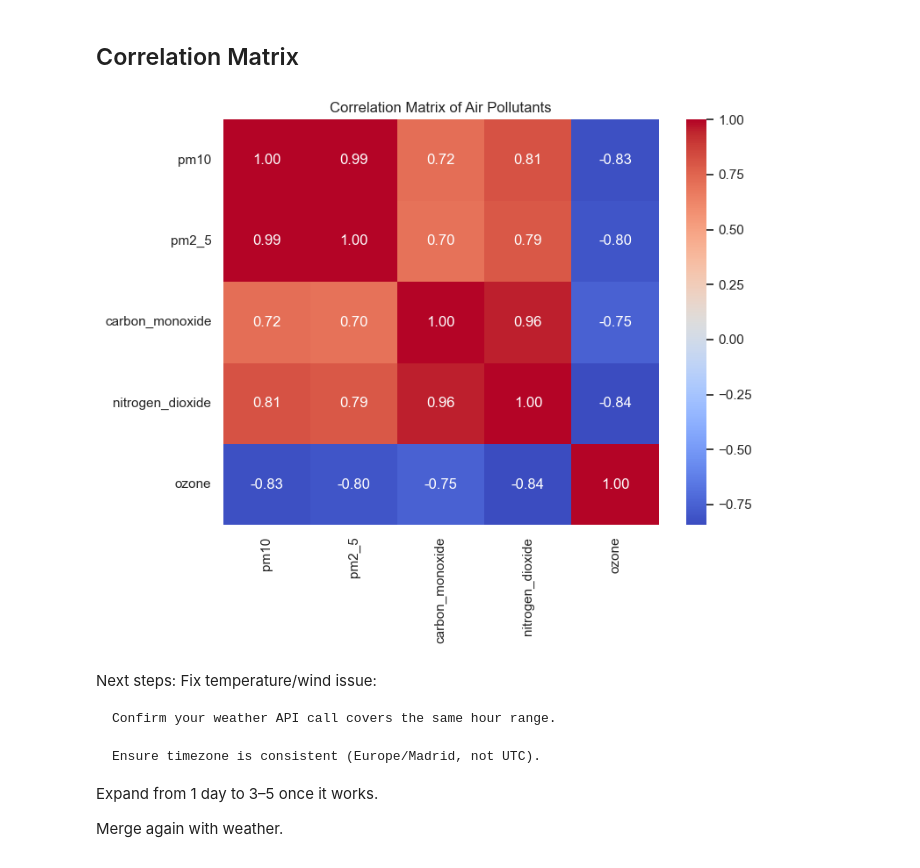
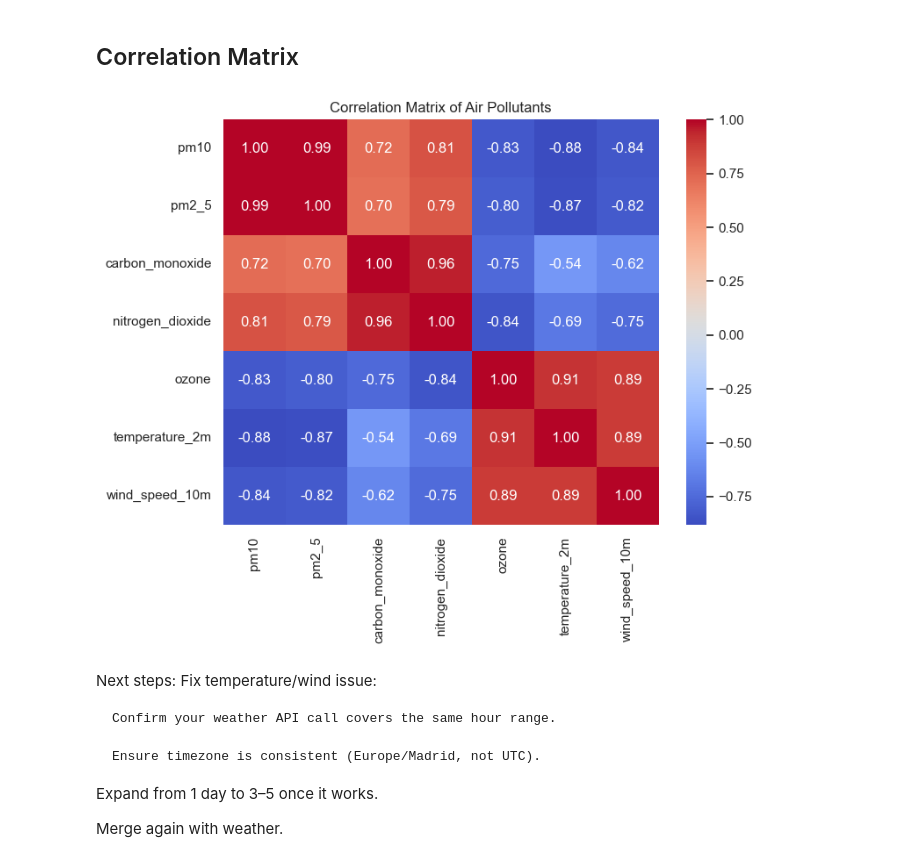
Before and after one commit to carleondel/madrid_pollution_project, a Jupyter notebook: src/analysis.ipynb, the cells around one changed output. Cells and saved outputs as stored; diff of their text form; code cells hidden in the pictures.

```diff
--- a/src/analysis.ipynb
+++ b/src/analysis.ipynb
@@ -14,7 +14,7 @@ import matplotlib.pyplot as plt
 
 
 # Plot settings
-sns.set(style='whitegrid')
+sns.set_theme(style='whitegrid')
 plt.rcParams['figure.figsize'] = (14, 6)
 # %% [markdown]
 ## Load and inspect data
@@ -112,14 +112,14 @@ plt.show()
 # %% [markdown]
 ## Correlation Matrix
 # %%
-corr = df[pollutants].corr()
+corr = df.corr()
 
 plt.figure(figsize=(8, 6))
 sns.heatmap(corr, annot=True, cmap="coolwarm", fmt=".2f")
 plt.title("Correlation Matrix of Air Pollutants")
 plt.show()
 # %% [output]
-[figure, old version]
+[figure, new version]
 # %% [markdown]
 Next steps:
 Fix temperature/wind issue:
```
Also changed, not shown: parts of 5 cells of this notebook, 1 other file.
